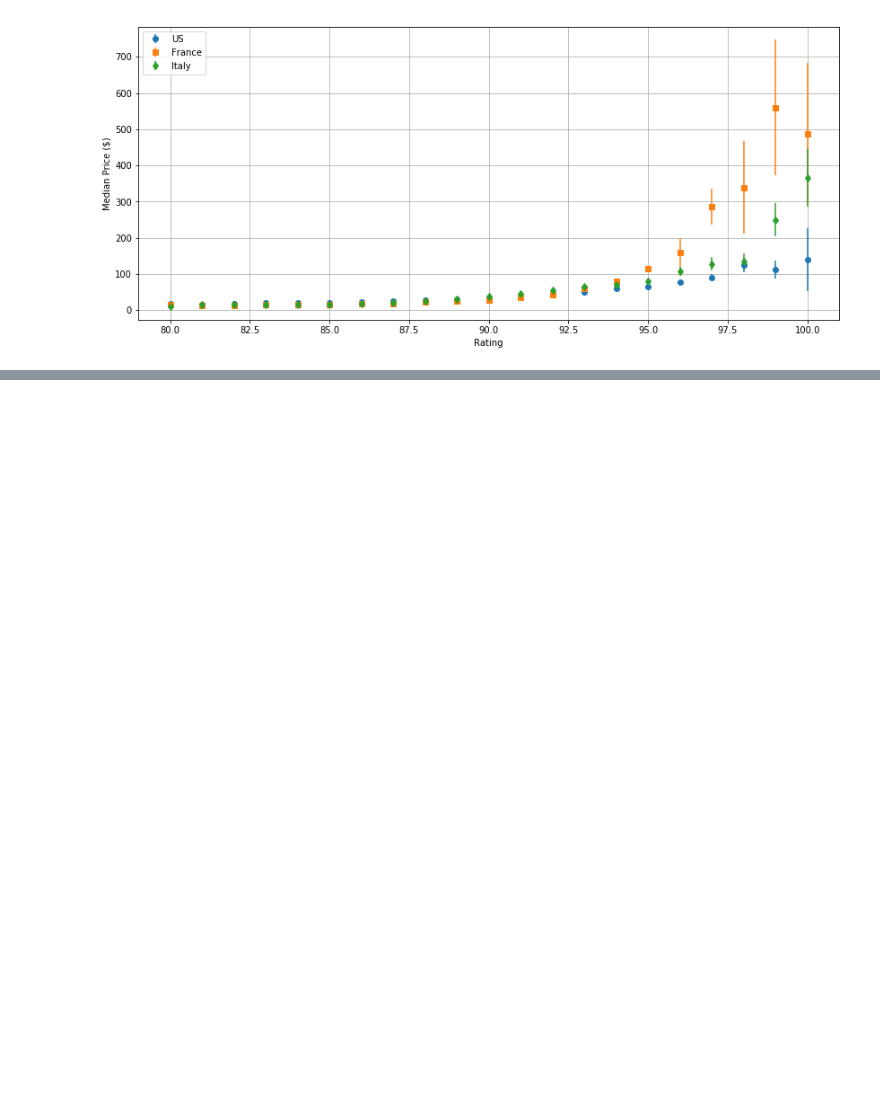
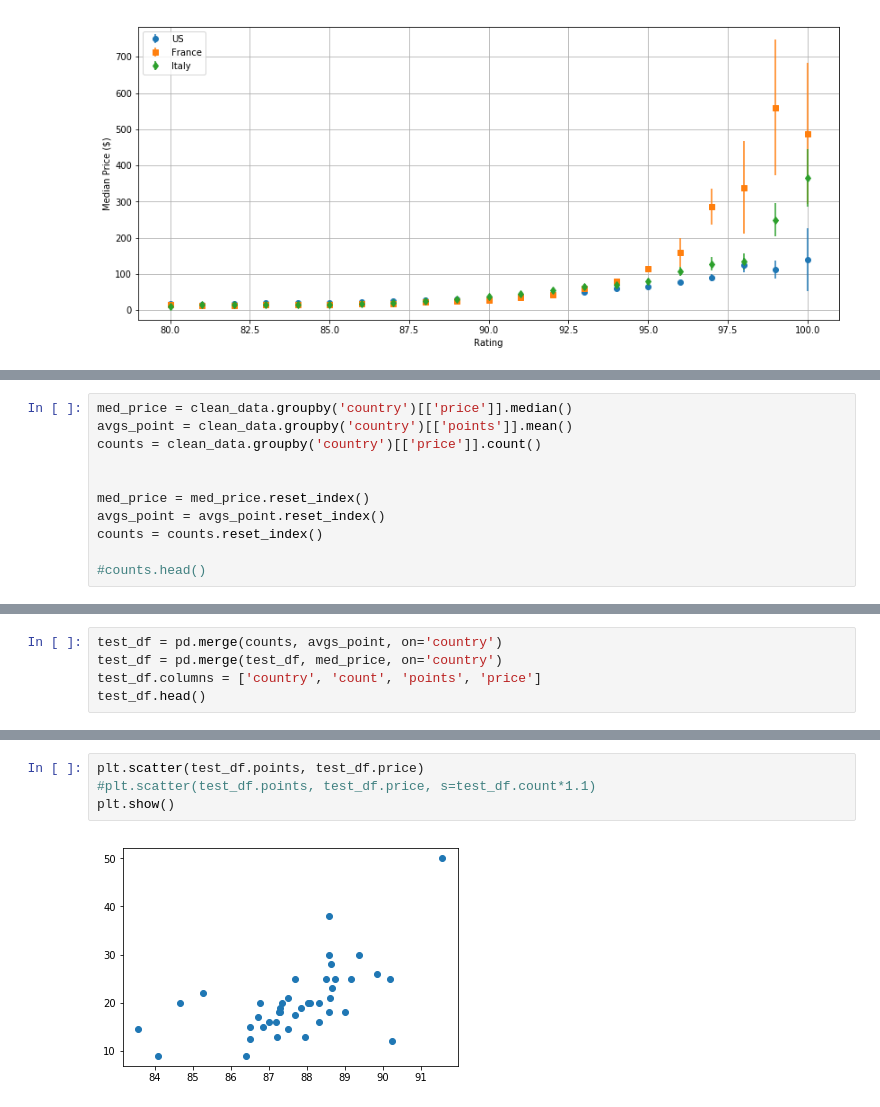
Before and after one commit to renatonico/Pygeons, a Jupyter notebook: notebooks/angel.ipynb, the cells around one changed output, grey strips where cells are left out. Cells and saved outputs as stored; diff of their text form; blank space fills up the shorter version.

```diff
--- a/notebooks/angel.ipynb
+++ b/notebooks/angel.ipynb
@@ -649,0 +658,11 @@ plt.show()
+# %%
+med_price = clean_data.groupby('country')[['price']].median()
+avgs_point = clean_data.groupby('country')[['points']].mean()
+counts = clean_data.groupby('country')[['price']].count()
+
+
+med_price = med_price.reset_index()
+avgs_point = avgs_point.reset_index()
+counts = counts.reset_index()
+
+#counts.head()
@@ -649,0 +676,5 @@ plt.show()
+# %%
+test_df = pd.merge(counts, avgs_point, on='country')
+test_df = pd.merge(test_df, med_price, on='country')
+test_df.columns = ['country', 'count', 'points', 'price']
+test_df.head()
@@ -649,0 +696,6 @@ plt.show()
+# %%
+plt.scatter(test_df.points, test_df.price)
+#plt.scatter(test_df.points, test_df.price, s=test_df.count*1.1)
+plt.show()
+# %% [output]
+[figure, added]
```
Also changed, not shown: parts of 7 cells of this notebook.
